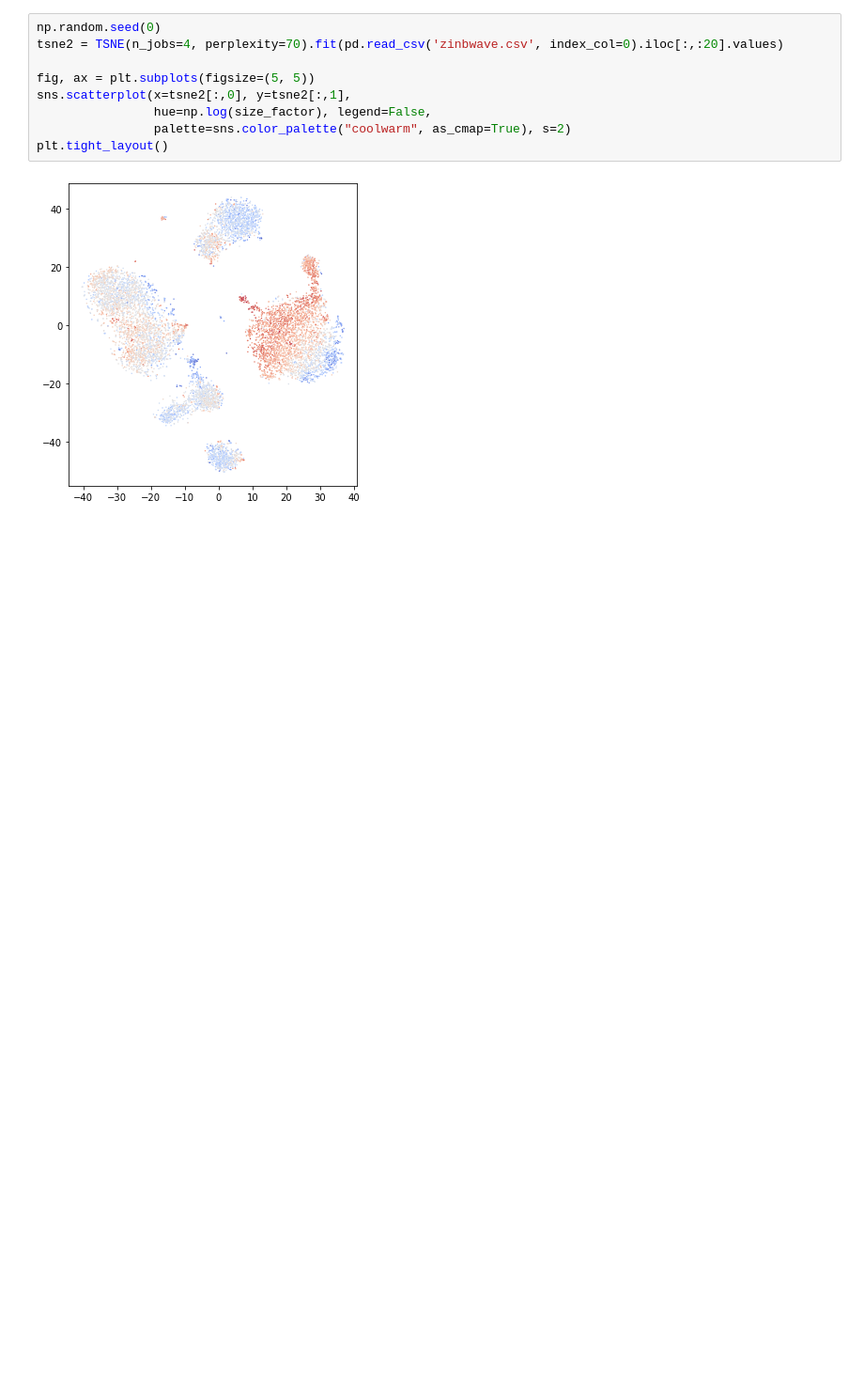
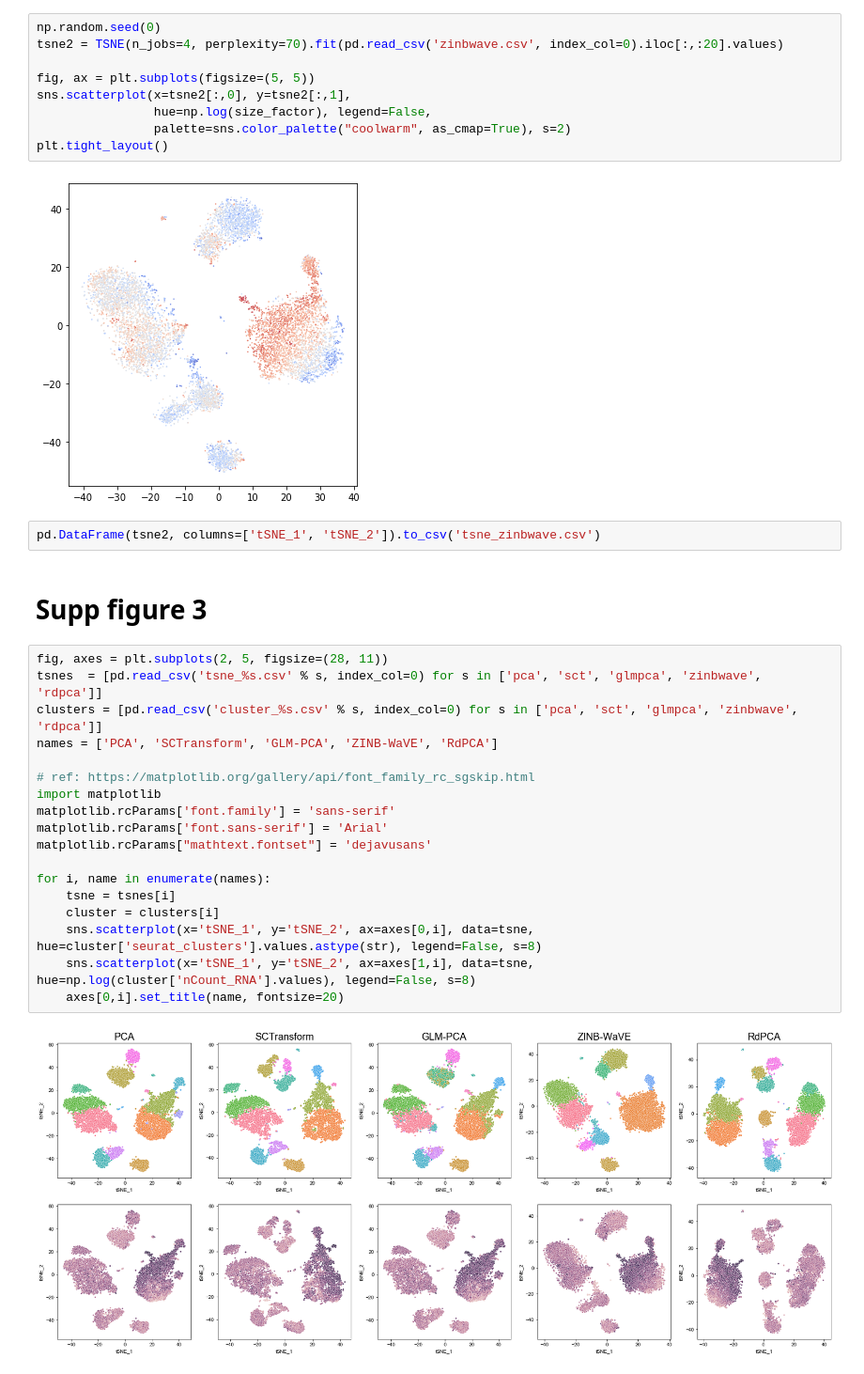
Before and after one commit to hanbin973/RdPCA-paper, a Jupyter notebook: figure2/fig2e/fig2e_py.ipynb, the cells around one changed output. Shown at 94% size. Saved outputs shown, nothing was run; the diff lists cells and outputs as text; blank space fills up the shorter version.

```diff
--- a/figure2/fig2e/fig2e_py.ipynb
+++ b/figure2/fig2e/fig2e_py.ipynb
@@ -110,3 +114,27 @@ sns.scatterplot(x=tsne2[:,0], y=tsne2[:,1],
 plt.tight_layout()
 # %% [output]
 [figure]
+# %%
+pd.DataFrame(tsne2, columns=['tSNE_1', 'tSNE_2']).to_csv('tsne_zinbwave.csv')
+# %% [markdown]
+# Supp figure 3
+# %%
+fig, axes = plt.subplots(2, 5, figsize=(28, 11))
+tsnes  = [pd.read_csv('tsne_%s.csv' % s, index_col=0) for s in ['pca', 'sct', 'glmpca', 'zinbwave', 'rdpca']]
+clusters = [pd.read_csv('cluster_%s.csv' % s, index_col=0) for s in ['pca', 'sct', 'glmpca', 'zinbwave', 'rdpca']]
+names = ['PCA', 'SCTransform', 'GLM-PCA', 'ZINB-WaVE', 'RdPCA']
+
+# ref: https://matplotlib.org/gallery/api/font_family_rc_sgskip.html
+import matplotlib
+matplotlib.rcParams['font.family'] = 'sans-serif'
+matplotlib.rcParams['font.sans-serif'] = 'Arial'
+matplotlib.rcParams["mathtext.fontset"] = 'dejavusans'
+
+for i, name in enumerate(names):
+    tsne = tsnes[i]
+    cluster = clusters[i]
+    sns.scatterplot(x='tSNE_1', y='tSNE_2', ax=axes[0,i], data=tsne, hue=cluster['seurat_clusters'].values.astype(str), legend=False, s=8)
+    sns.scatterplot(x='tSNE_1', y='tSNE_2', ax=axes[1,i], data=tsne, hue=np.log(cluster['nCount_RNA'].values), legend=False, s=8)
+    axes[0,i].set_title(name, fontsize=20)
+# %% [output]
+[figure, added]
```
Also changed, not shown: parts of 3 cells of this notebook, 46 other files.
